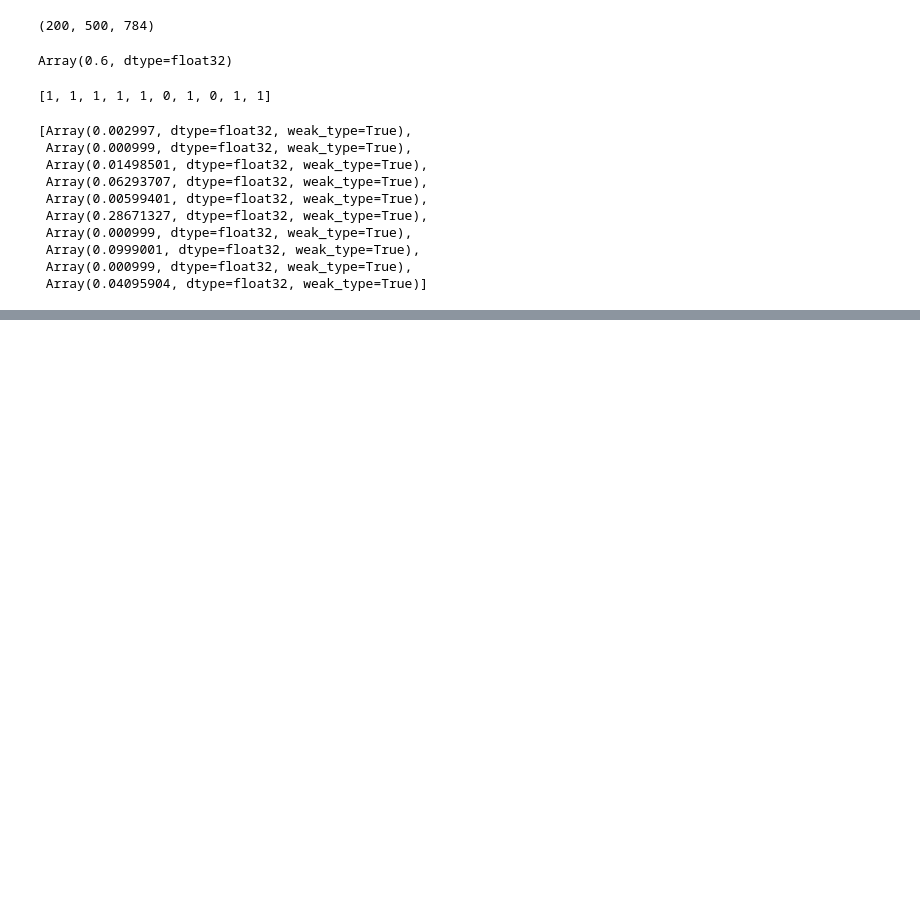
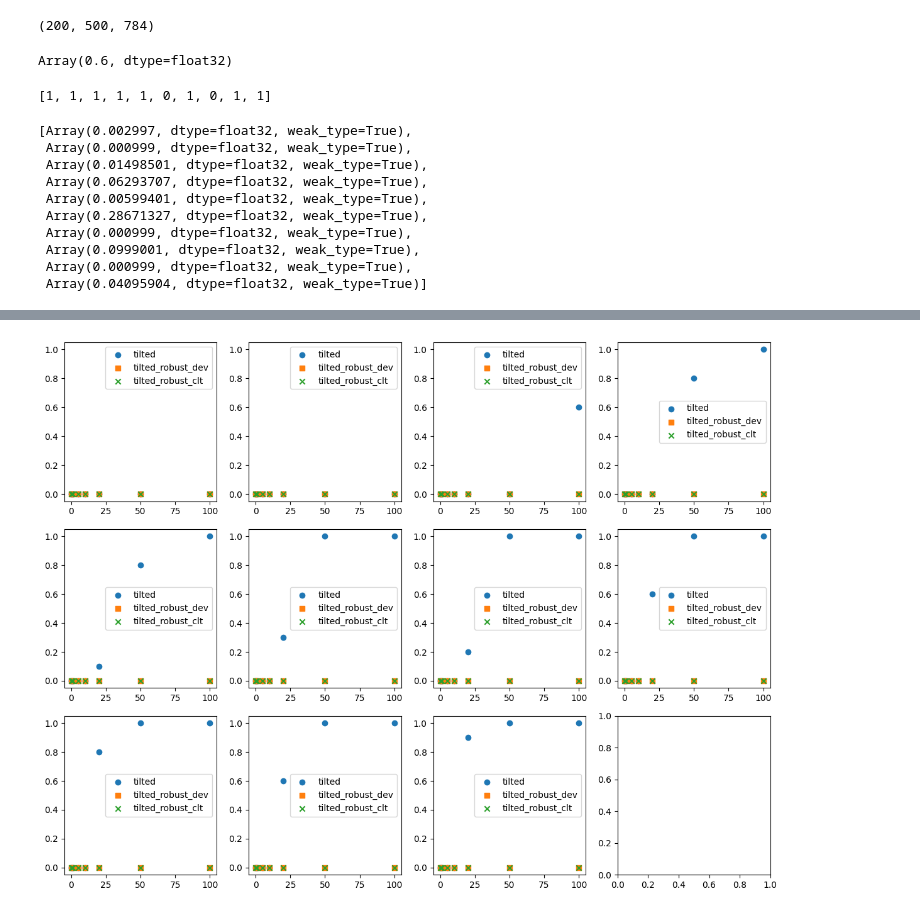
Before and after one commit to XingLLiu/robust-kernel-test, a Jupyter notebook: notebooks/NF.ipynb, the cells around one changed output, grey strips where cells are left out. Drawn from its saved outputs; the diff is of its cells as text; code cells hidden in the pictures; blank space fills up the shorter version.

```diff
--- a/notebooks/NF.ipynb
+++ b/notebooks/NF.ipynb
@@ -514,0 +603,20 @@ res_ksdagg["rbf"]["pval"]
+# %%
+_, axes = plt.subplots(ncols=4, nrows=3, figsize=(3*4, 3*3))
+
+method_list = ["tilted", "tilted_robust_dev", "tilted_robust_clt"]
+markers = ["o", "s", "x"]
+for i, ax in enumerate(axes.flatten()):
+    if i >= len(eps_ls): break
+
+    eps = eps_ls[i]
+
+    for j, m in enumerate(method_list):
+        rej_rate = [np.mean(res[eps][std][m]["rej"]) for std in std_ls]
+        ax.scatter(std_ls, rej_rate, label=m, marker=markers[j])
+
+    ax.set_ylim(-0.05, 1.05)
+
+axes[0].legend()
+plt.tight_layout()
+# %% [output]
+[figure, added]
```
Also changed, not shown: parts of 7 cells of this notebook, 4 other files.
